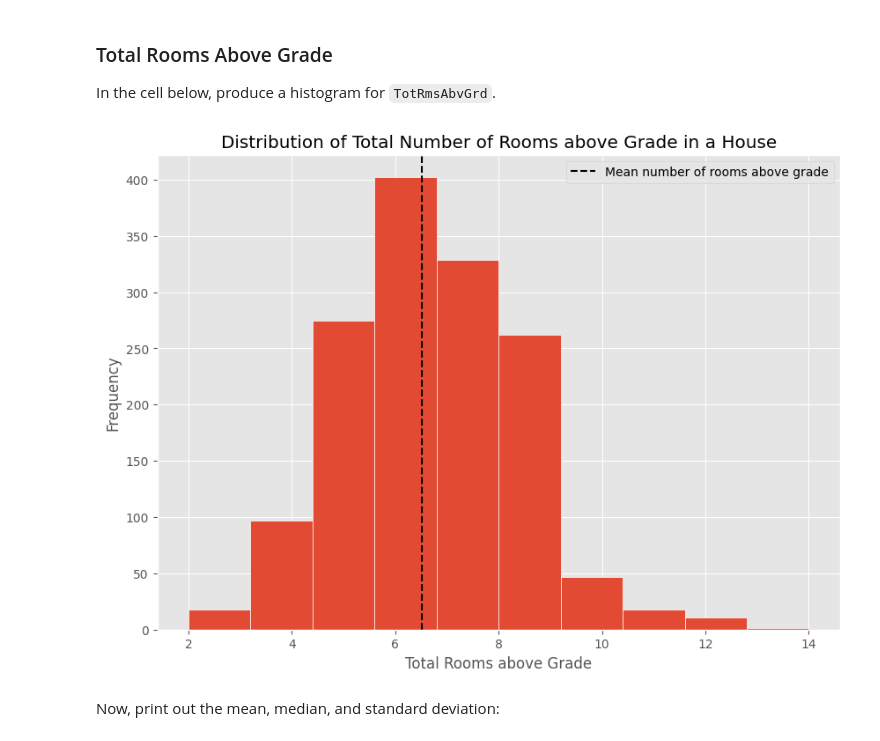
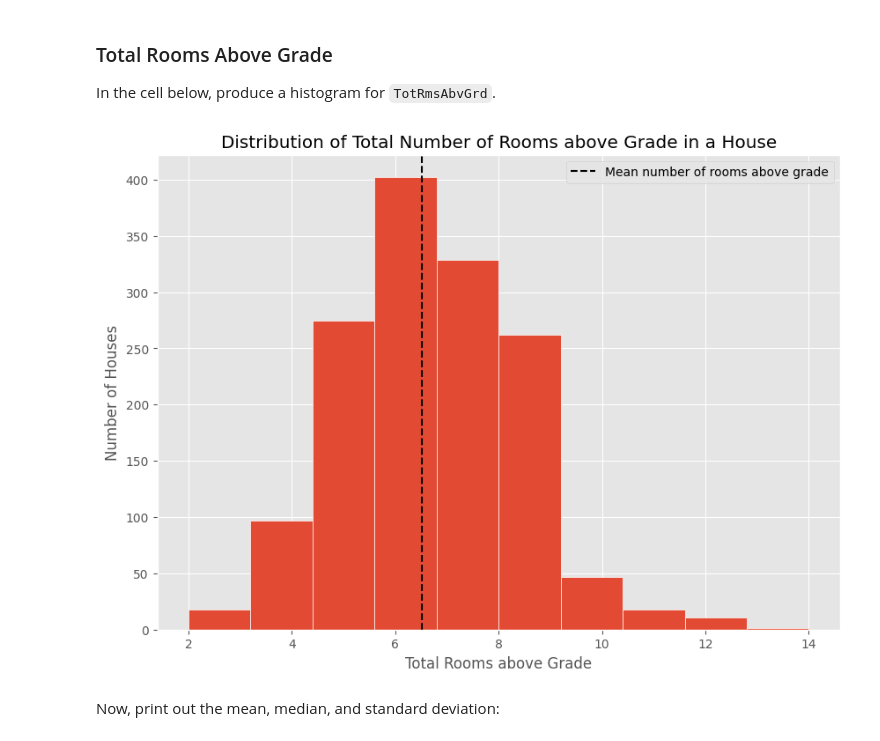
Before and after one commit to Jimmy-ai1/Pandas-eda-project1, a Jupyter notebook: index.ipynb, the cells around one changed output. Cells and saved outputs as stored; diff of their text form; code cells hidden in the pictures.

```diff
--- a/index.ipynb
+++ b/index.ipynb
@@ -216,14 +216,14 @@ In the cell below, produce a histogram for `TotRmsAbvGrd`.
 # %%
 # Your code here
 fig, ax = plt.subplots(figsize=(10, 7))
 ax.hist(df['TotRmsAbvGrd'], edgecolor='white')
 ax.axvline(df['TotRmsAbvGrd'].mean(), ls='dashed', color='black', label='Mean number of rooms above grade')
 ax.set_xlabel('Total Rooms above Grade')
-ax.set_ylabel('Frequency')
+ax.set_ylabel('Number of Houses')
 ax.set_title('Distribution of Total Number of Rooms above Grade in a House')
 ax.legend();
 # %% [output]
-[figure, old version]
+[figure, new version]
 # %% [markdown]
 Now, print out the mean, median, and standard deviation:
 # %%
```
Also changed, not shown: parts of 3 cells of this notebook.
